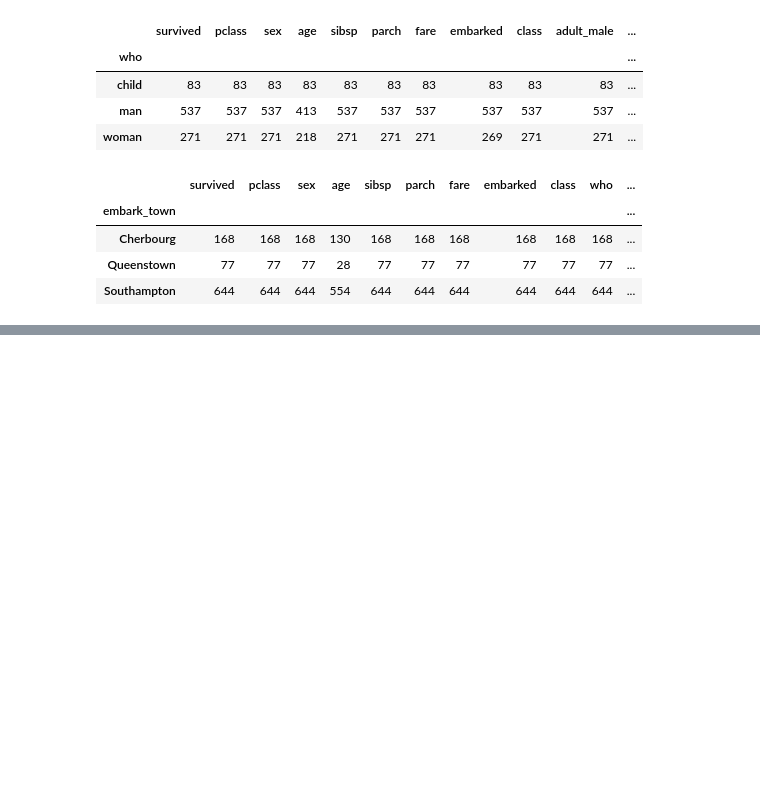
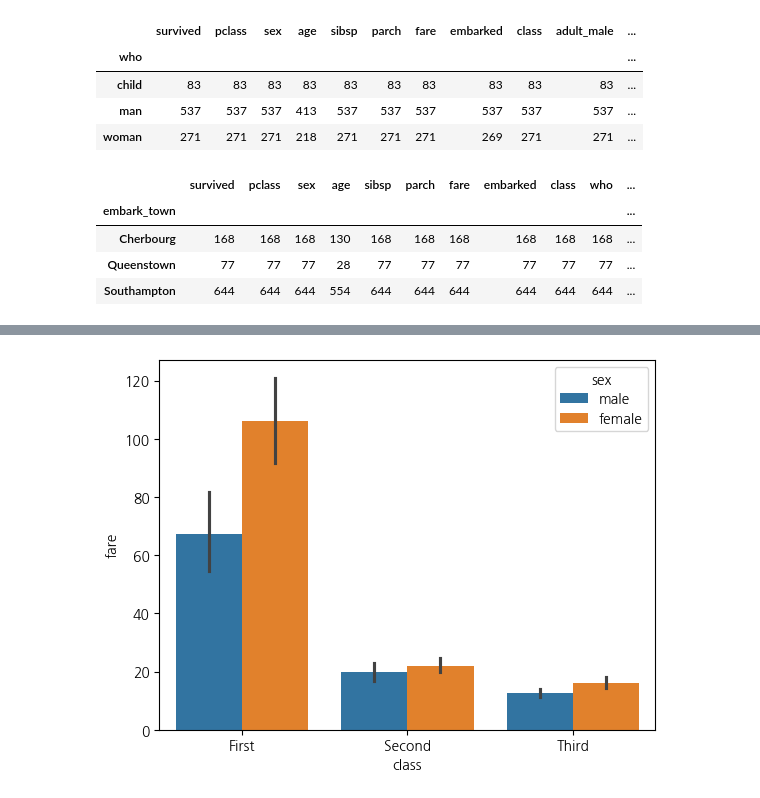
Before and after one commit to whj0406/2024-1-my-BDA, a Jupyter notebook: inclass/02w_0319_tue_dataframe_basic.ipynb, the cells around one changed output, grey strips where cells are left out. Cells and saved outputs as stored; diff of their text form; code cells hidden in the pictures; blank space fills up the shorter version.

```diff
--- a/inclass/02w_0319_tue_dataframe_basic.ipynb
+++ b/inclass/02w_0319_tue_dataframe_basic.ipynb
@@ -278,0 +303,4 @@ titanic.p.count()
+# %%
+sns.barplot(titanic, x="class", y="fare", hue="sex"); #높이 평균
+# %% [output]
+[figure, added]
```
Also changed, not shown: parts of 49 cells of this notebook.
